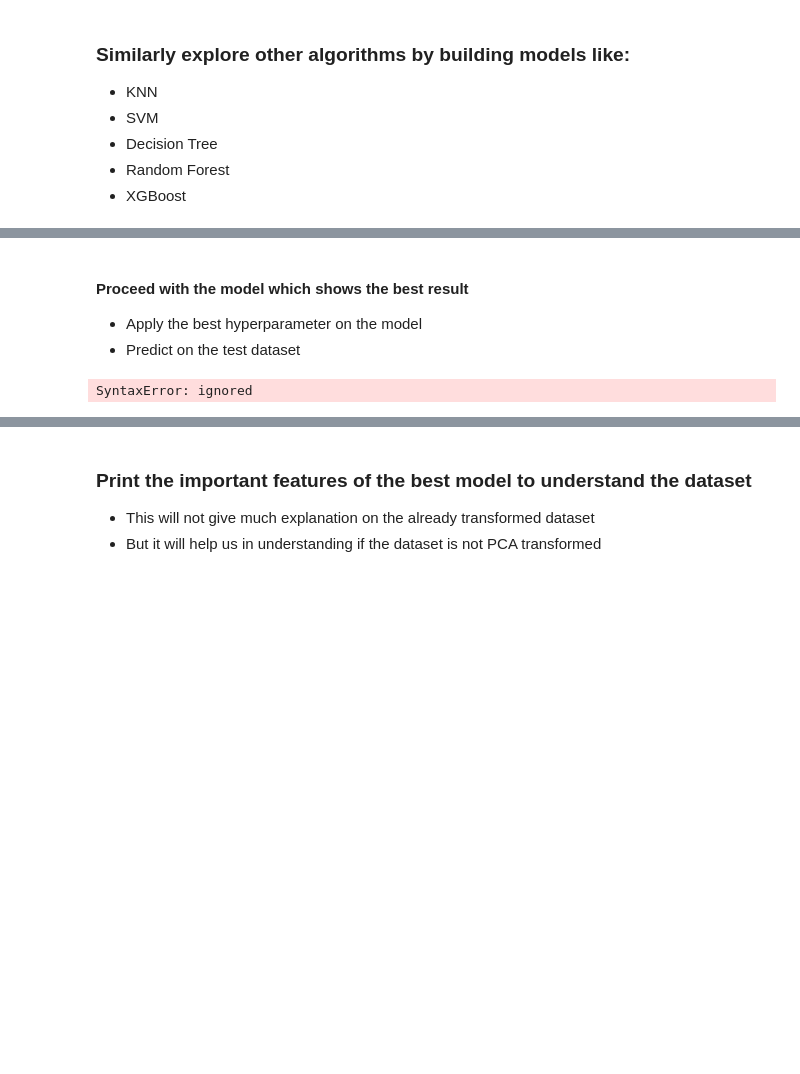
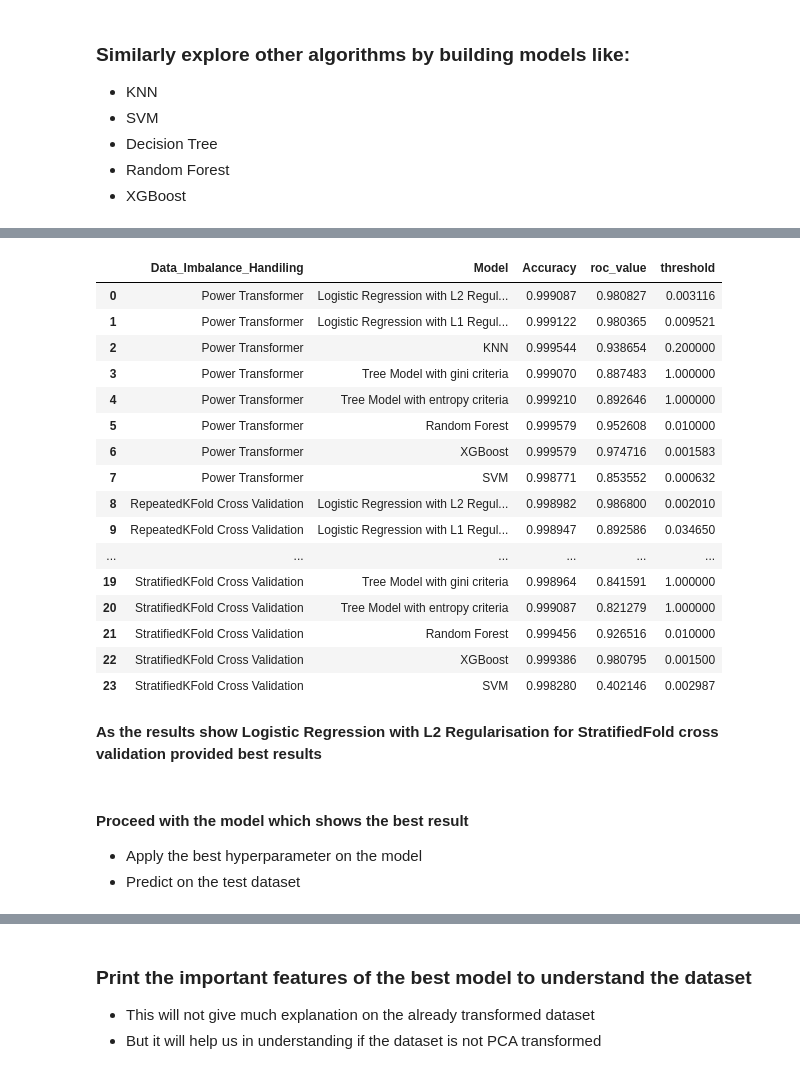
Before and after one commit to subhabrata-ghosh-1988/credit-card-fraud-detection, a Jupyter notebook: Credit_card_fraud_detection.ipynb, the cells around one changed output, grey strips where cells are left out. Cells and saved outputs as stored; diff of their text form; code cells hidden in the pictures; blank space fills up the shorter version.

```diff
--- a/Credit_card_fraud_detection.ipynb
+++ b/Credit_card_fraud_detection.ipynb
@@ -1084,10 +1192,26 @@ TRAIN: [     0      1      2 ... 227866 227867 227868] TEST: [212516 212644 2130
+# %%
+df_Results
+# %% [output]
+|  | Data_Imbalance_Handiling | Model | Accuracy | roc_value | threshold |
+| 0 | Power Transformer | Logistic Regression with L2 Regul... | 0.999087 | 0.980827 | 0.003116 |
+| 1 | Power Transformer | Logistic Regression with L1 Regul... | 0.999122 | 0.980365 | 0.009521 |
+| 2 | Power Transformer | KNN | 0.999544 | 0.938654 | 0.200000 |
+| 3 | Power Transformer | Tree Model with gini criteria | 0.999070 | 0.887483 | 1.000000 |
+| 4 | Power Transformer | Tree Model with entropy criteria | 0.999210 | 0.892646 | 1.000000 |
+| 5 | Power Transformer | Random Forest | 0.999579 | 0.952608 | 0.010000 |
+| 6 | Power Transformer | XGBoost | 0.999579 | 0.974716 | 0.001583 |
+| 7 | Power Transformer | SVM | 0.998771 | 0.853552 | 0.000632 |
+| 8 | RepeatedKFold Cross Validation | Logistic Regression with L2 Regul... | 0.998982 | 0.986800 | 0.002010 |
+| 9 | RepeatedKFold Cross Validation | Logistic Regression with L1 Regul... | 0.998947 | 0.892586 | 0.034650 |
+| ... | ... | ... | ... | ... | ... |
+| 19 | StratifiedKFold Cross Validation | Tree Model with gini criteria | 0.998964 | 0.841591 | 1.000000 |
+| 20 | StratifiedKFold Cross Validation | Tree Model with entropy criteria | 0.999087 | 0.821279 | 1.000000 |
+| 21 | StratifiedKFold Cross Validation | Random Forest | 0.999456 | 0.926516 | 0.010000 |
+| 22 | StratifiedKFold Cross Validation | XGBoost | 0.999386 | 0.980795 | 0.001500 |
+| 23 | StratifiedKFold Cross Validation | SVM | 0.998280 | 0.402146 | 0.002987 |
+# %% [markdown]
+**As the results show Logistic Regression with L2 Regularisation for StratifiedFold cross validation provided best results**
 # %% [markdown]
 #### Proceed with the model which shows the best result
 - Apply the best hyperparameter on the model
 - Predict on the test dataset
-# %%
-clf = ___  #initialise the model with optimum hyperparameters
-clf.fit(X_train, y_train)
-print --> #print the evaluation score on the X_test by choosing the best evaluation metric
-# %% [output]
-SyntaxError: ignored
```
Also changed, not shown: parts of 13 cells of this notebook.
